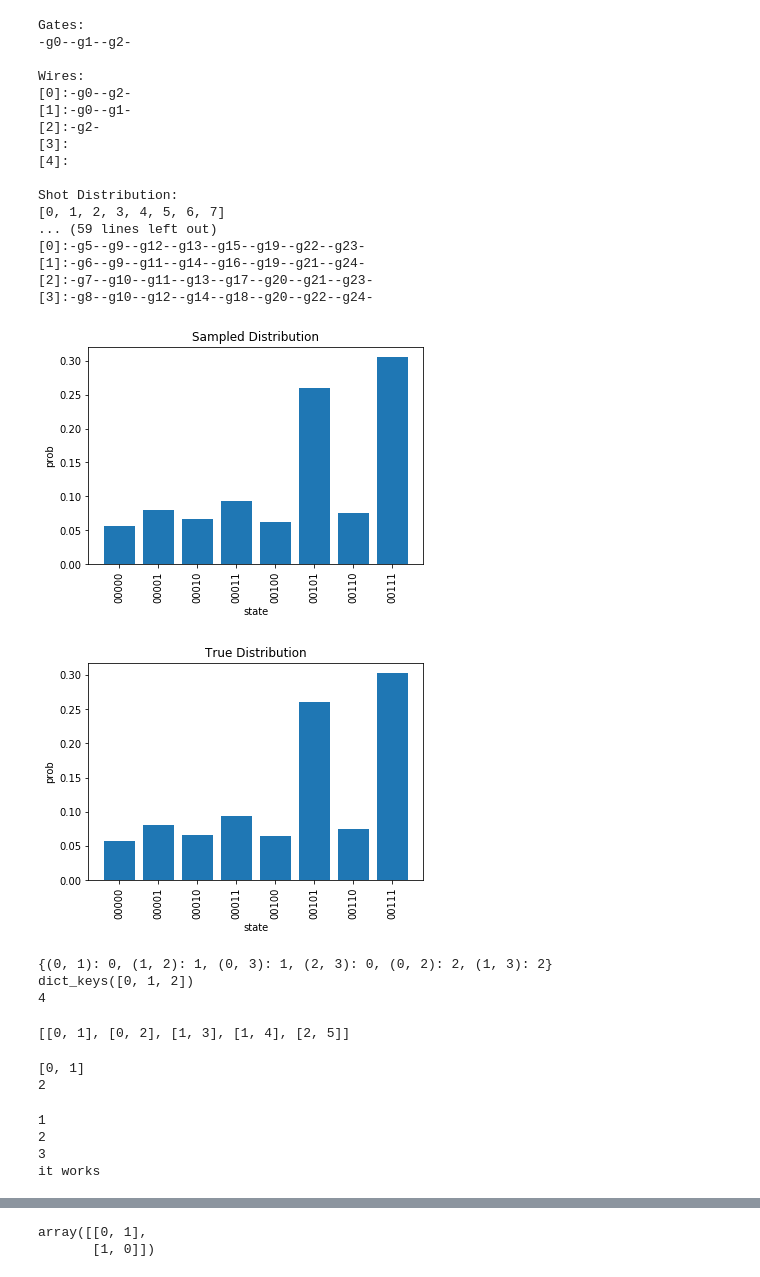
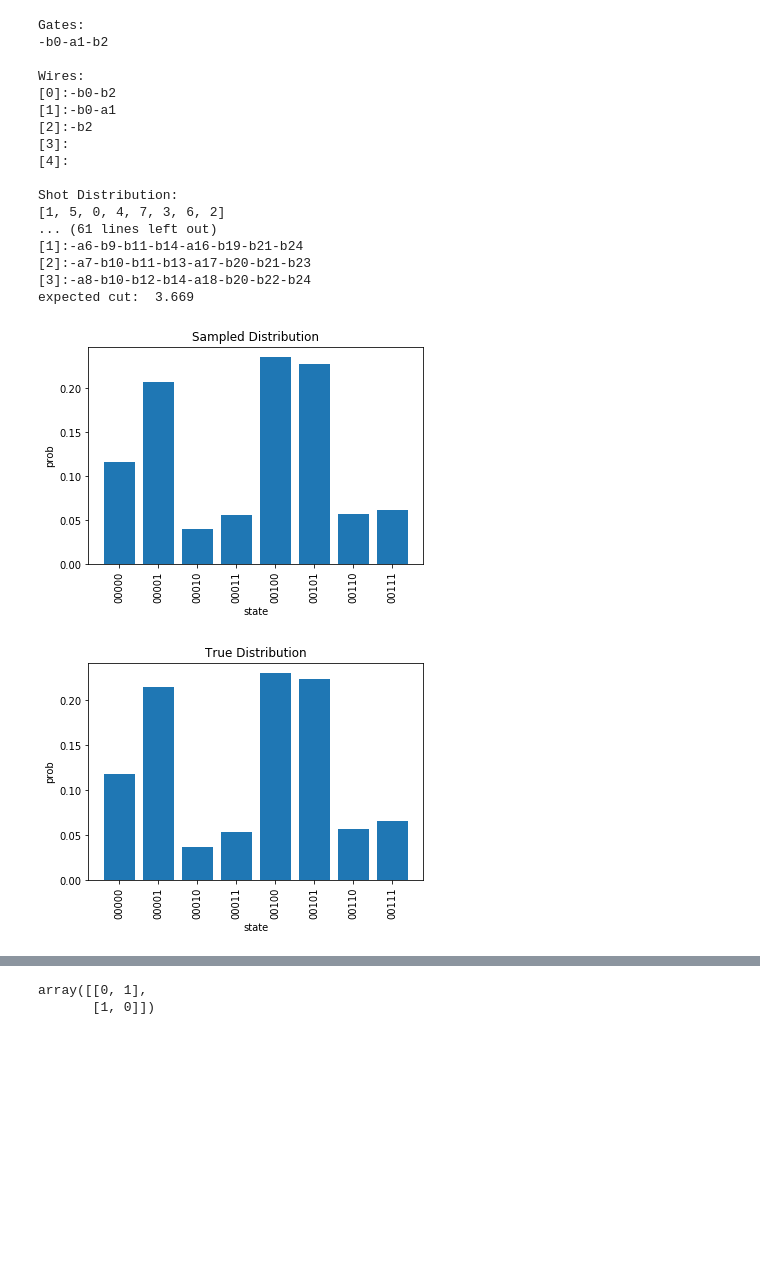
Before and after one commit to zmorrell/ReversibleCircuit, a Jupyter notebook: ReversibleCircuit.ipynb, the cells around one changed output, grey strips where cells are left out. Cells and saved outputs as stored; diff of their text form; code cells hidden in the pictures; blank space fills up the shorter version.

Commit message:
Add cut optimization and plotting.  Add samples graphs and plots

```diff
--- a/ReversibleCircuit.ipynb
+++ b/ReversibleCircuit.ipynb
@@ -403,6 +495,7 @@ print("Shot Distribution:")
 dist = circ.shotsDist(10000)
 
 distkeys = [k for k in dist]
+print(distkeys)
 distkeys.sort()
 print(distkeys)
 for k in distkeys:
@@ -465,52 +558,46 @@ print("cut: ", graphCutIsing(G4,vec))
 g_1pbit = getAnsatzGate1bit(0, np.pi/2)
 g_2pbit = getAnsatzGate2bit(0,1,gamma = 100)
 
 print("1 pbit ansatz matrix, theta = pi/2")
 print(g_1pbit.matrix)
 print("2 pbit ansatz matrix, gamma = 100")
 print(g_2pbit.matrix)
 
 #Demonstrating graph embedding for K4 graph
 print("K4 circuit embedding:")
 k4 = randomConnectedGraph(4)
 circ = getEmbeddedCircuit(k4,theta=np.pi/2, gamma=100)
 circ.printWires()
 
 #Demonstrating circuit appending
 circ2 = getEmbeddedCircuit(k4,theta=0,gamma=10)
 circ.appendCircuit(circ2)
 
 print()
 print()
 print("Appending another circuit")
 circ.printWires()
+
+circ = getEmbeddedCircuit(k4,theta=np.pi/2, gamma=1)
+expected_cut = computeCircuitCuts(circ,k4,1000)
+print("expected cut: ", expected_cut)
 # %% [output]
 Gates:
--g0--g1--g2-
+-b0-a1-b2
 
 Wires:
-[0]:-g0--g2-
-[1]:-g0--g1-
-[2]:-g2-
+[0]:-b0-b2
+[1]:-b0-a1
+[2]:-b2
 [3]:
 [4]:
 
 Shot Distribution:
-[0, 1, 2, 3, 4, 5, 6, 7]
-... (59 lines left out)
-[0]:-g5--g9--g12--g13--g15--g19--g22--g23-
-[1]:-g6--g9--g11--g14--g16--g19--g21--g24-
-[2]:-g7--g10--g11--g13--g17--g20--g21--g23-
-[3]:-g8--g10--g12--g14--g18--g20--g22--g24-
+[1, 5, 0, 4, 7, 3, 6, 2]
+... (61 lines left out)
+[1]:-a6-b9-b11-b14-a16-b19-b21-b24
+[2]:-a7-b10-b11-b13-a17-b20-b21-b23
+[3]:-a8-b10-b12-b14-a18-b20-b22-b24
+expected cut:  3.669
-[figure, old version]
+[figure, new version]
-[figure, old version]
+[figure, new version]
-# %%
-colors = getEdgeColoring(G)
-print(colors)
-coldict = colors2dict(colors)
-print(coldict.keys())
-print(G.number_of_nodes())
-# %% [output]
-{(0, 1): 0, (1, 2): 1, (0, 3): 1, (2, 3): 0, (0, 2): 2, (1, 3): 2}
-dict_keys([0, 1, 2])
-4
@@ -540,26 +603,0 @@ def generateBinTree(arr):
-# %%
-randBinSpanningTree(6)
-# %% [output]
-[[0, 1], [0, 2], [1, 3], [1, 4], [2, 5]]
-# %%
-a = [0,1,2]
-b = a.pop()
-print(a)
-print(b)
-# %% [output]
-[0, 1]
-2
-# %%
-def foo(x1,x2,x3):
-    print(x1)
-    print(x2)
-    print(x3)
-    print("it works")
-
-x = [[1,2]]
-foo(*x[0],3)
-# %% [output]
-1
-2
-3
-it works
```
Also changed, not shown: parts of 11 cells of this notebook, 15 other files.
